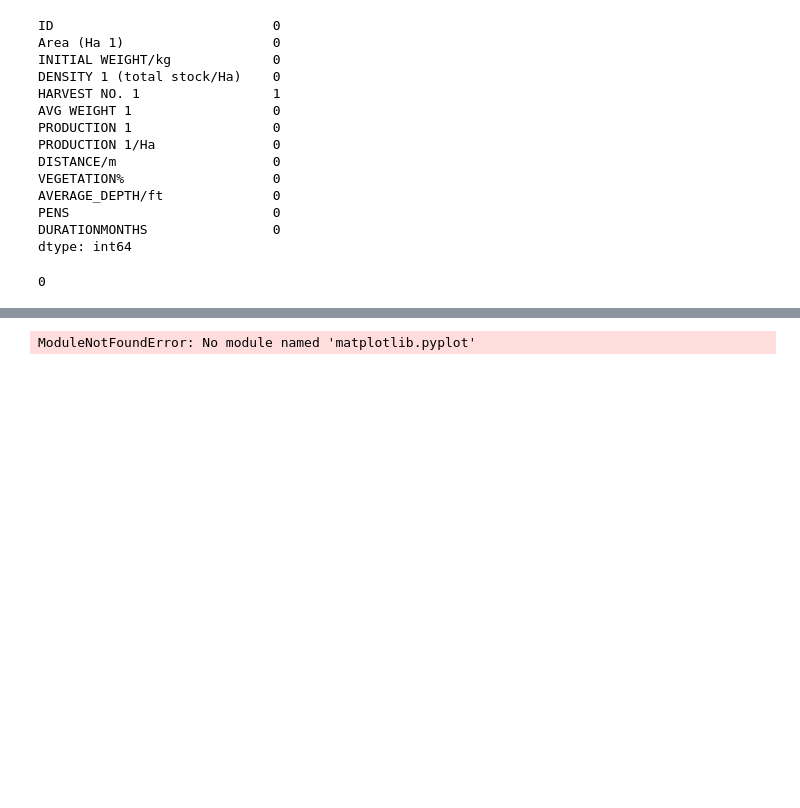
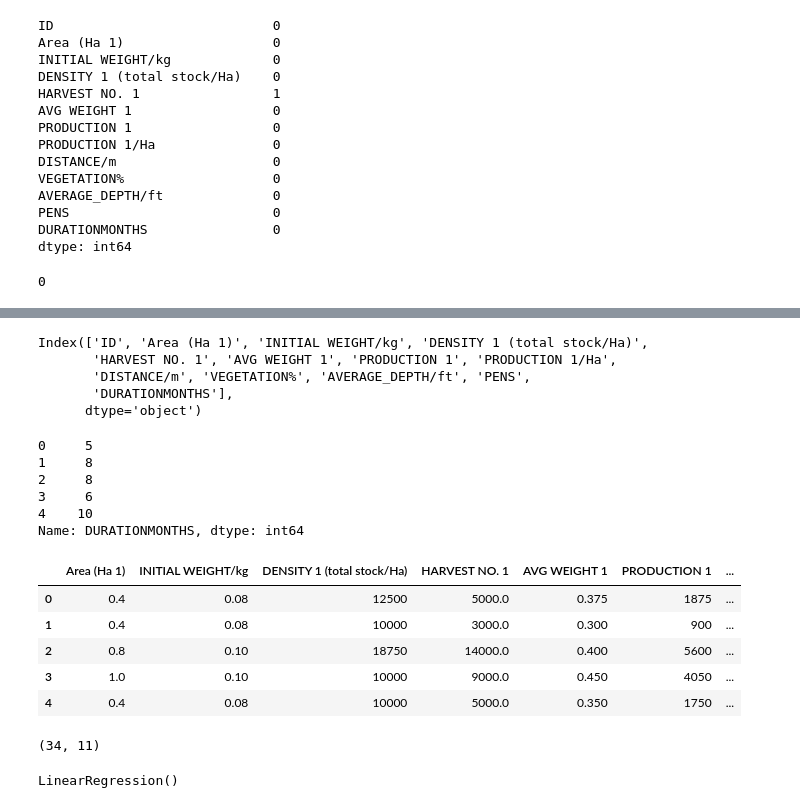
Before and after one commit to Hirusha99/aquaculture_survey, a Jupyter notebook: implementation.ipynb, the cells around one changed output, grey strips where cells are left out. Cells and saved outputs as stored; diff of their text form; code cells hidden in the pictures; blank space fills up the shorter version.

```diff
--- a/implementation.ipynb
+++ b/implementation.ipynb
@@ -68,6 +68,8 @@ AVERAGE_DEPTH/ft              0
 PENS                          0
 DURATIONMONTHS                0
 dtype: int64
+# %%
+data = data.fillna(0)
 # %%
 # Check duplicate rows
 print(data.duplicated().sum())
@@ -75,0 +95,4 @@ print(data.duplicated().sum())
+# %%
+import numpy as np
+
+data = data.replace('#REF!', np.nan)
@@ -76,17 +116,8 @@ print(data.duplicated().sum())
 # %%
-import matplotlib.pyplot as plt
-import seaborn as sns
-
-# Numerical columns
-numerical_cols = data.select_dtypes(include=['int64', 'float64']).columns
-data[numerical_cols].hist(figsize=(12, 10), bins=20)
-plt.show()
-
-# Categorical columns
-categorical_cols = data.select_dtypes(include=['object']).columns
-for col in categorical_cols:
-    print(data[col].value_counts())
-    sns.countplot(y=col, data=data)
-    plt.show()
+data.columns
 # %% [output]
-ModuleNotFoundError: No module named 'matplotlib.pyplot'
+Index(['ID', 'Area (Ha 1)', 'INITIAL WEIGHT/kg', 'DENSITY 1 (total stock/Ha)',
+       'HARVEST NO. 1', 'AVG WEIGHT 1', 'PRODUCTION 1', 'PRODUCTION 1/Ha',
+       'DISTANCE/m', 'VEGETATION%', 'AVERAGE_DEPTH/ft', 'PENS',
+       'DURATIONMONTHS'],
+      dtype='object')
@@ -94,0 +126,19 @@ ModuleNotFoundError: No module named 'matplotlib.pyplot'
+# %%
+y.head()
+# %% [output]
+0     5
+1     8
+2     8
+3     6
+4    10
+Name: DURATIONMONTHS, dtype: int64
+# %%
+x = data.drop(columns=["DURATIONMONTHS", "ID"], axis=1)
+x.head()
+# %% [output]
+|  | Area (Ha 1) | INITIAL WEIGHT/kg | DENSITY 1 (total stock/Ha) | HARVEST NO. 1 | AVG WEIGHT 1 | PRODUCTION 1 | ... |
+| 0 | 0.4 | 0.08 | 12500 | 5000.0 | 0.375 | 1875 | ... |
+| 1 | 0.4 | 0.08 | 10000 | 3000.0 | 0.300 | 900 | ... |
+| 2 | 0.8 | 0.10 | 18750 | 14000.0 | 0.400 | 5600 | ... |
+| 3 | 1.0 | 0.10 | 10000 | 9000.0 | 0.450 | 4050 | ... |
+| 4 | 0.4 | 0.08 | 10000 | 5000.0 | 0.350 | 1750 | ... |
@@ -94,0 +153,9 @@ ModuleNotFoundError: No module named 'matplotlib.pyplot'
+# %%
+print(X_train.shape)
+# %% [output]
+(34, 11)
+# %%
+model = LinearRegression()
+model.fit(X_train, y_train)
+# %% [output]
+LinearRegression()
```
Also changed, not shown: parts of 12 cells of this notebook, 13 other files.
